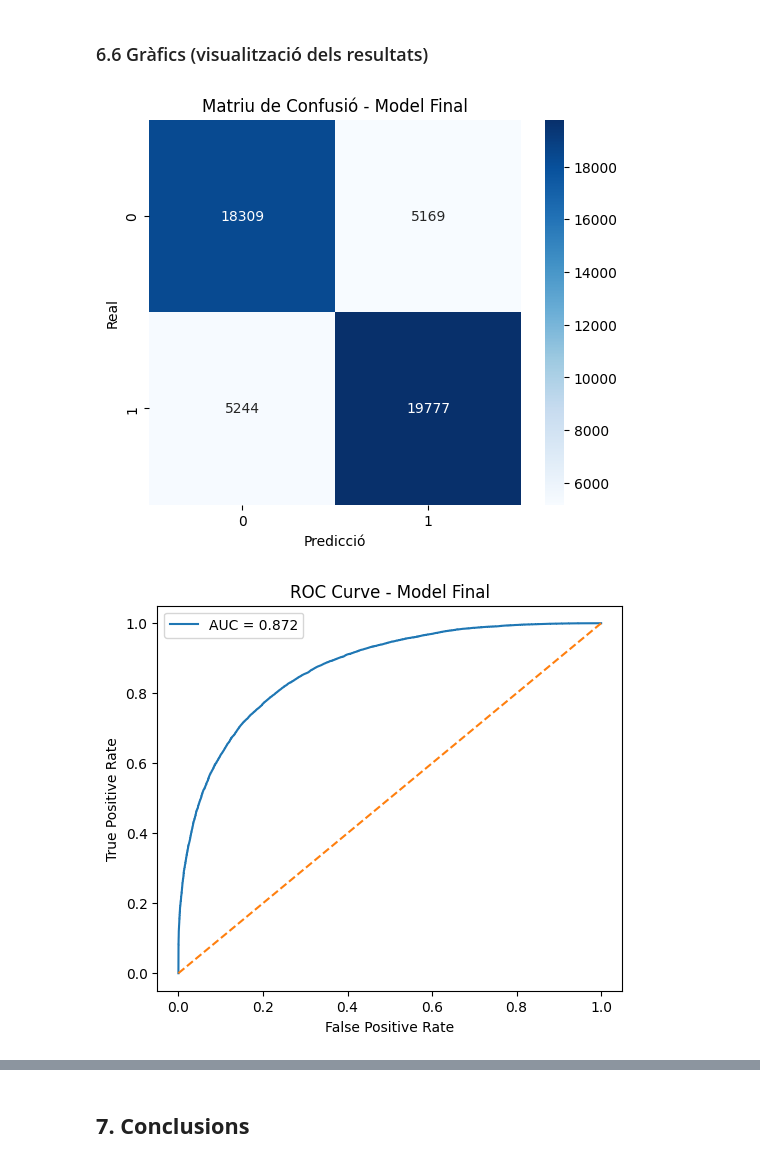
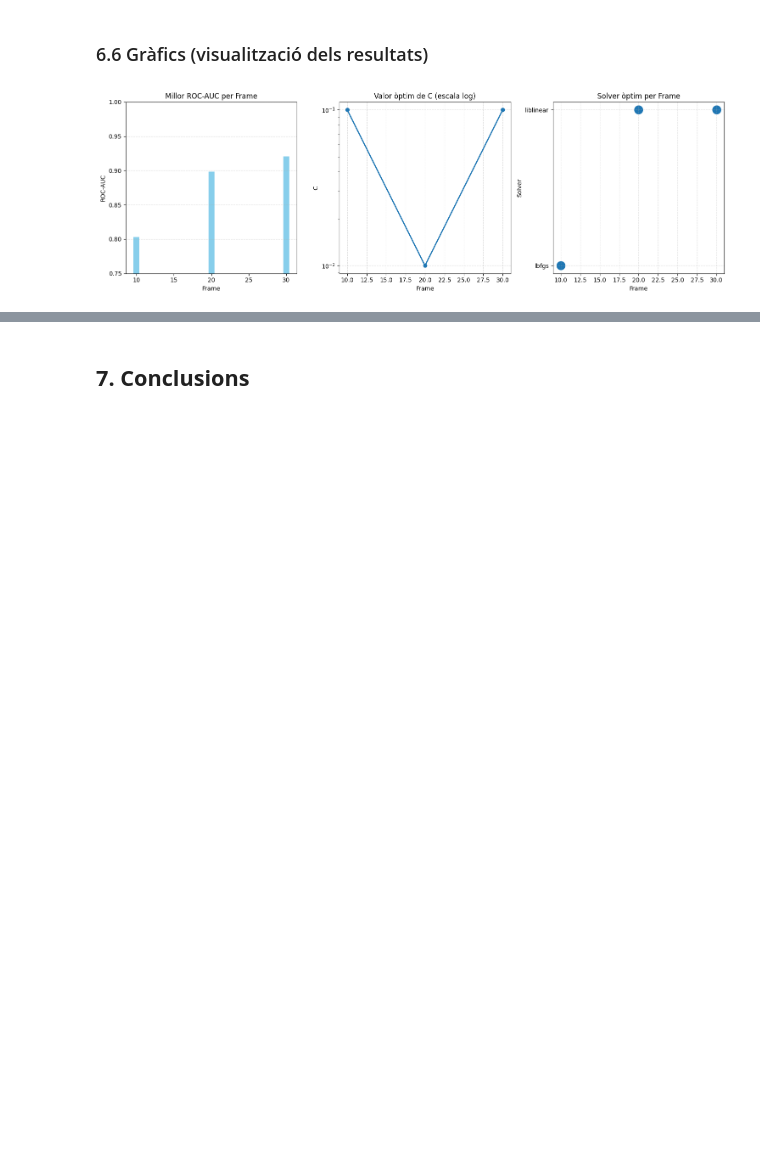
Before and after one commit to NIU1634990/kaggle_lol, a Jupyter notebook: kaggle.ipynb, the cells around one changed output, grey strips where cells are left out. Cells and saved outputs as stored; diff of their text form; code cells hidden in the pictures; blank space fills up the shorter version.

```diff
--- a/kaggle.ipynb
+++ b/kaggle.ipynb
@@ -1328,26 +1672,62 @@ y_prob = best_model.predict_proba(X_test)[:,1]
 # %% [markdown]
 ### 6.6 Gràfics (visualització dels resultats)
 # %%
-cm = confusion_matrix(y_test, y_pred)
+# Crear DataFrame amb els resultats
+best_params_df = pd.DataFrame({
+    "Frame": [10, 20, 30],
+    "Best C": [
+        best_lr_10.best_params_["clf__C"],
+        best_lr_20.best_params_["clf__C"],
+        best_lr_30.best_params_["clf__C"]
+    ],
+    "Best Solver": [
+        best_lr_10.best_params_["clf__solver"],
+        best_lr_20.best_params_["clf__solver"],
+        best_lr_30.best_params_["clf__solver"]
+    ],
+    "Best ROC-AUC": [
+        best_lr_10.best_score_,
+        best_lr_20.best_score_,
+        best_lr_30.best_score_
+    ]
+})
 
-plt.figure(figsize=(6,5))
-sns.heatmap(cm, annot=True, fmt="d", cmap="Blues")
-plt.xlabel("Predicció")
-plt.ylabel("Real")
-plt.title("Matriu de Confusió - Model Final")
+# Mapping dels solvers a números per fer-los gràfics
+solver_map = {"lbfgs": 0, "liblinear": 1}
+solver_numeric = [solver_map[s] for s in best_params_df["Best Solver"]]
+
+# Crear figura amb 3 subplots
+plt.figure(figsize=(15, 5))
+
+# ROC-AUC per Frame
+plt.subplot(1, 3, 1)
+plt.bar(best_params_df["Frame"], best_params_df["Best ROC-AUC"], color="skyblue")
+plt.ylim(0.75, 1.0)
+plt.title("Millor ROC-AUC per Frame")
+plt.xlabel("Frame")
+plt.ylabel("ROC-AUC")
+plt.grid(axis="y", linestyle="--", alpha=0.4)
+
+
+# C per Frame (escala log)
+plt.subplot(1, 3, 2)
+plt.plot(best_params_df["Frame"], best_params_df["Best C"], marker="o", linewidth=2)
+plt.yscale("log")
+plt.title("Valor òptim de C (escala log)")
+plt.xlabel("Frame")
+plt.ylabel("C")
+plt.grid(True, linestyle="--", alpha=0.4)
+
+# Solver òptim per Frame
+plt.subplot(1, 3, 3)
+plt.scatter(best_params_df["Frame"], solver_numeric, s=200)
+plt.yticks([0,1], ["lbfgs", "liblinear"])
+plt.title("Solver òptim per Frame")
+plt.xlabel("Frame")
+plt.ylabel("Solver")
+plt.grid(True, linestyle="--", alpha=0.4)
+
+plt.tight_layout()
 plt.show()
-
-fpr, tpr, _ = roc_curve(y_test, y_prob)
-roc_auc = auc(fpr, tpr)
-
-plt.figure(figsize=(6,5))
-plt.plot(fpr, tpr, label=f"AUC = {roc_auc:.3f}")
-plt.plot([0,1], [0,1], linestyle="--")
-plt.xlabel("False Positive Rate")
-plt.ylabel("True Positive Rate")
-plt.title("ROC Curve - Model Final")
-plt.legend()
-plt.show()
 # %% [output]
-[figure, old version]
+[figure, new version]
-[figure, removed]
```
Also changed, not shown: parts of 17 cells of this notebook.
